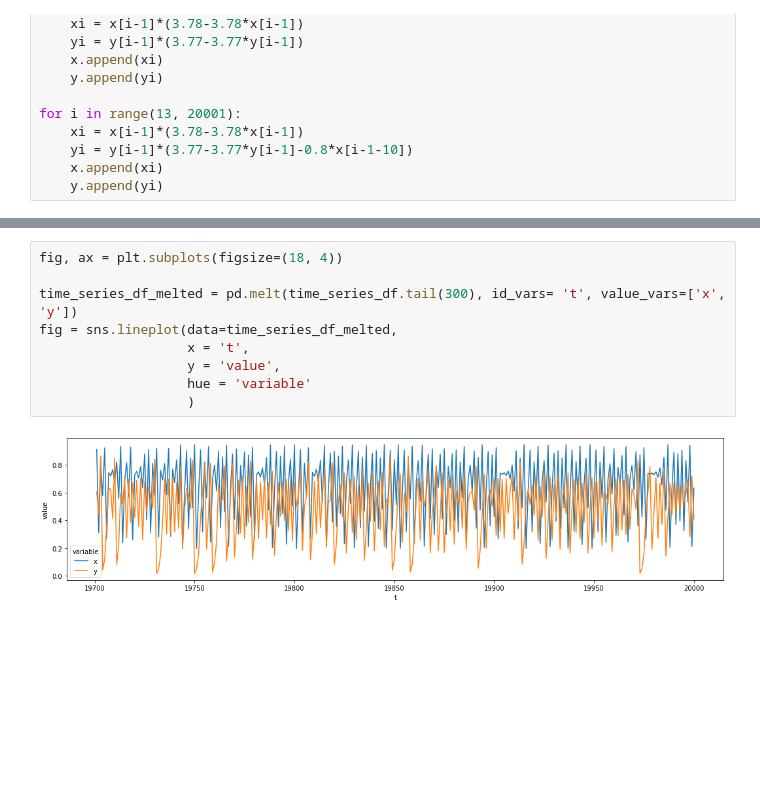
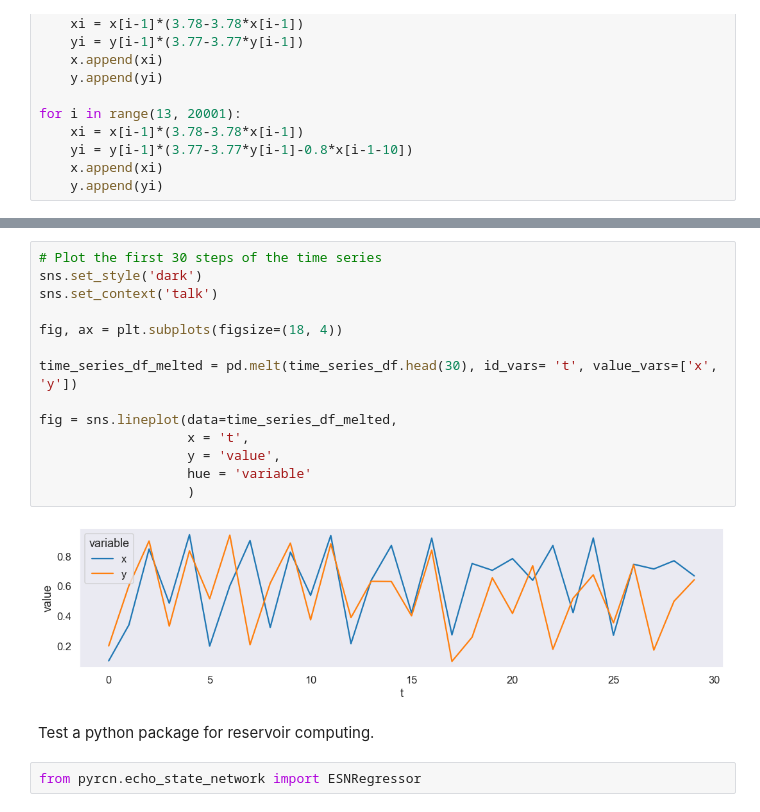
Before and after one commit to filyp/brainhack-reservoir, a Jupyter notebook: test_pyrcn.ipynb, the cells around one changed output, grey strips where cells are left out. Saved outputs shown, nothing was run; the diff lists cells and outputs as text; blank space fills up the shorter version.

```diff
--- a/test_pyrcn.ipynb
+++ b/test_pyrcn.ipynb
@@ -53,11 +27,20 @@ time_series_df
 # %%
+# Plot the first 30 steps of the time series
+sns.set_style('dark')
+sns.set_context('talk')
+
 fig, ax = plt.subplots(figsize=(18, 4))
 
-time_series_df_melted = pd.melt(time_series_df.tail(300), id_vars= 't', value_vars=['x', 'y'])
+time_series_df_melted = pd.melt(time_series_df.head(30), id_vars= 't', value_vars=['x', 'y'])
+
 fig = sns.lineplot(data=time_series_df_melted,
                    x = 't',
                    y = 'value',
                    hue = 'variable'
                    )
 # %% [output]
-[figure, old version]
+[figure, new version]
+# %% [markdown]
+Test a python package for reservoir computing.
+# %%
+from pyrcn.echo_state_network import ESNRegressor
```
Also changed, not shown: parts of 27 cells of this notebook.
